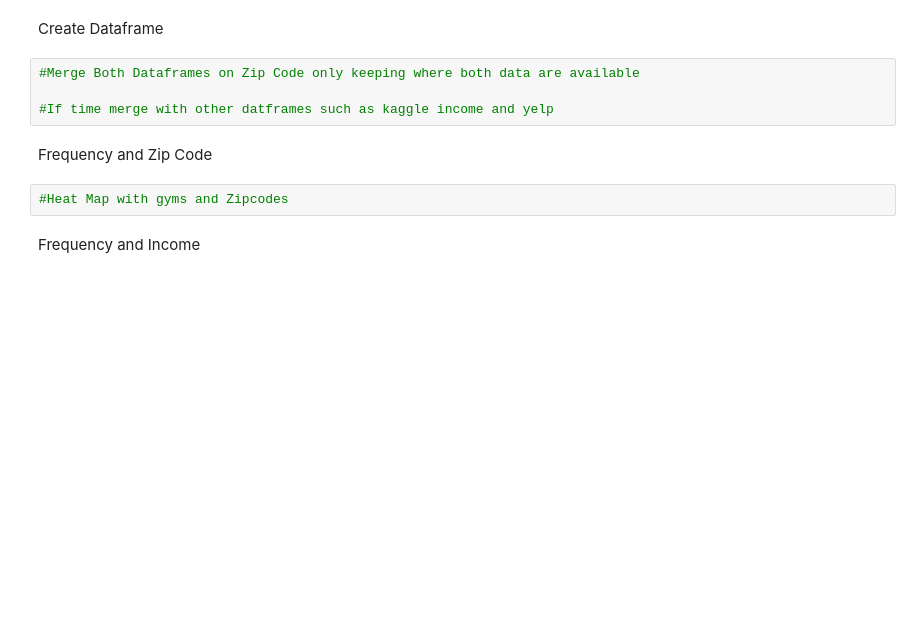
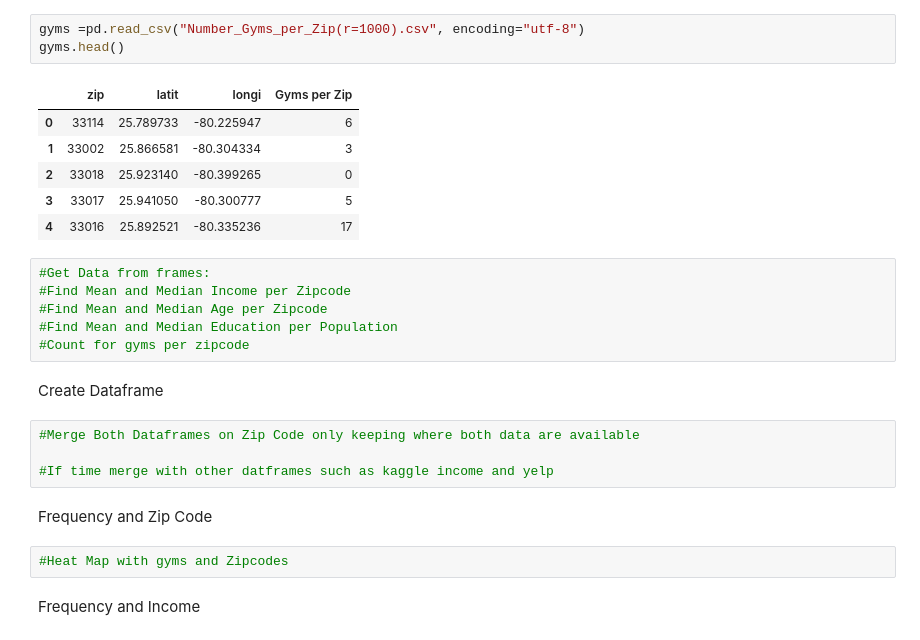
Before and after one commit to EJohnson7/Project-1, a Jupyter notebook: Merge and Charts.ipynb, the cells around one changed output. Cells and saved outputs as stored; diff of their text form; blank space fills up the shorter version.

```diff
--- a/Merge and Charts.ipynb
+++ b/Merge and Charts.ipynb
@@ -1,3 +23,19 @@
+# %%
+gyms =pd.read_csv("Number_Gyms_per_Zip(r=1000).csv", encoding="utf-8")
+gyms.head()
+# %% [output]
+|  | zip | latit | longi | Gyms per Zip |
+| 0 | 33114 | 25.789733 | -80.225947 | 6 |
+| 1 | 33002 | 25.866581 | -80.304334 | 3 |
+| 2 | 33018 | 25.923140 | -80.399265 | 0 |
+| 3 | 33017 | 25.941050 | -80.300777 | 5 |
+| 4 | 33016 | 25.892521 | -80.335236 | 17 |
+# %%
+#Get Data from frames:
+#Find Mean and Median Income per Zipcode
+#Find Mean and Median Age per Zipcode
+#Find Mean and Median Education per Population
+#Count for gyms per zipcode
 # %% [markdown]
 Create Dataframe
 # %%
```
Also changed, not shown: parts of 2 cells of this notebook, 2 other files.
